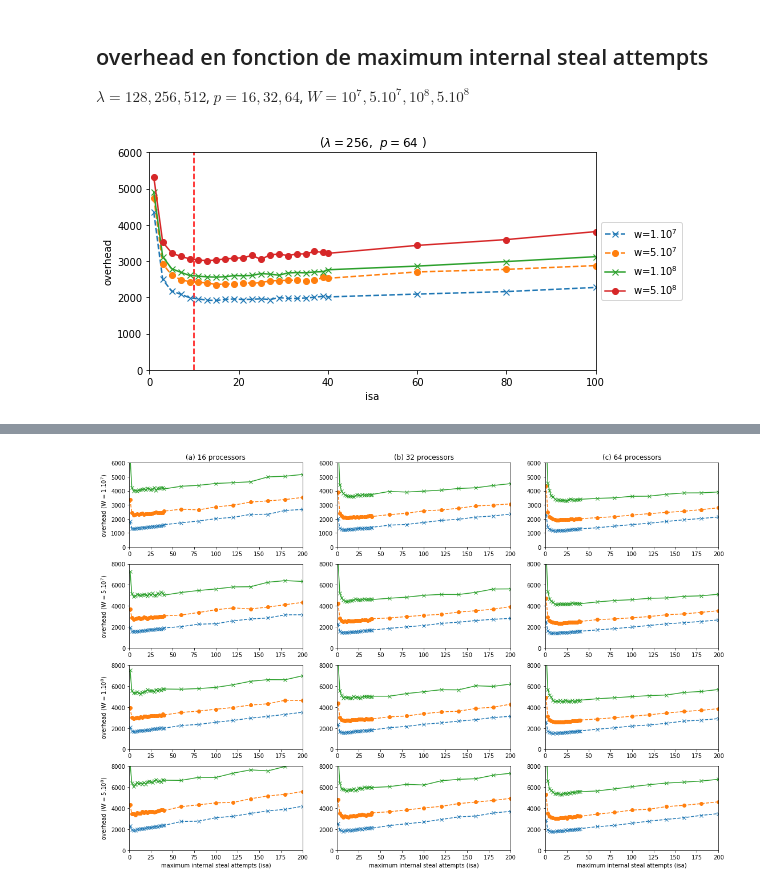
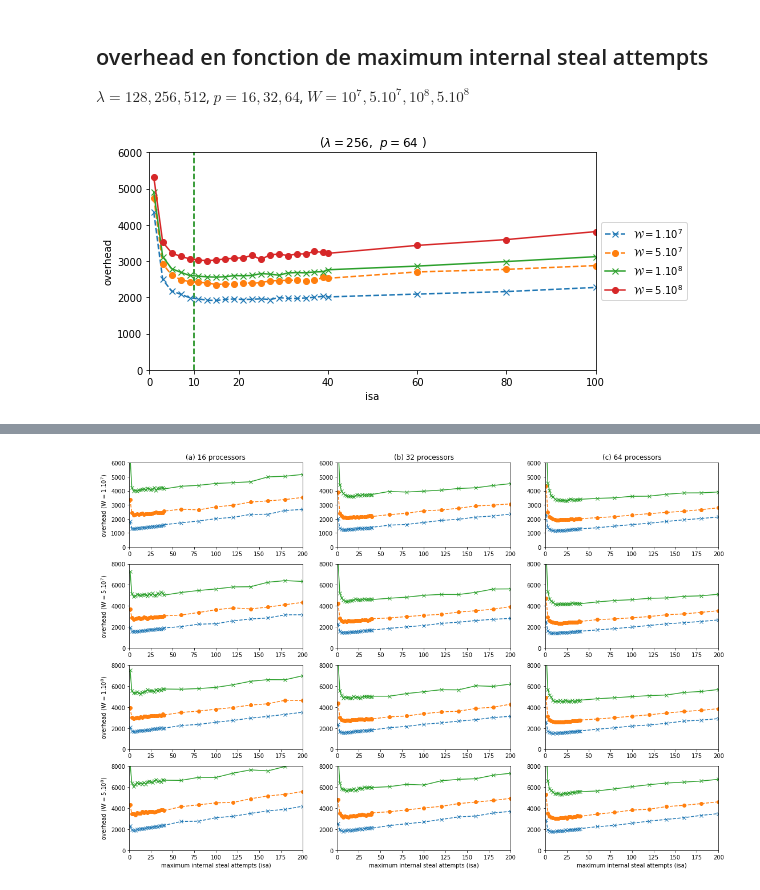
Before and after one commit to wagnerf42/ws-simulator, a Jupyter notebook: result/strategy/simulation_ipynb/simulation_thesis_static.ipynb, the cells around one changed output, grey strips where cells are left out. Drawn from its saved outputs; the diff is of its cells as text; code cells hidden in the pictures.

```diff
--- a/result/strategy/simulation_ipynb/simulation_thesis_static.ipynb
+++ b/result/strategy/simulation_ipynb/simulation_thesis_static.ipynb
@@ -148,33 +148,35 @@ $\lambda={128,256,512}$, $p=16,32,64$, $W=10^7,5.10^7,10^8,5.10^8$
 # %%
 fig = plt.figure()
 fig.set_size_inches(8, 4, forward=True)
 
 #plt.subplot(331)
 #plt.xlim(0.001, 0.5)
 position = 0
 
 #limits
 l=256
 p=64
 limy, limx = 0, 6000
 plt.xlim(0, 100)
 plt.ylim(limy, limx)
 plt.xlabel("isa")
 plt.ylabel("overhead")
 plt.title("($\lambda = "+str(l)+"$,  $p="+str(p)+"$ )")
 
-plt.axvline(x=10,linestyle='--', color='r')
+plt.xticks([0,10,20,40,60,80,100])
 
-for w1, w2, s in sorted({(10000000,"w=1.$10^7$", "x--"),(50000000,"w=5.$10^7$", "o--"), (100000000,"w=1.$10^8$", "x-"), (500000000,"w=5.$10^8$", "o-")}):
+plt.axvline(x=10,linestyle='--', color='g')
+
+for w1, w2, s in sorted({(10000000,"1.$10^7$", "x--"),(50000000,"5.$10^7$", "o--"), (100000000,"1.$10^8$", "x-"), (500000000,"5.$10^8$", "o-")}):
     data = load_file(directory + "vss_static_"+str(p)+"_"+str(w1))
     all_average, overhead, minimum = compute_overhead_for_latence(data, l)
-    plt.plot(overhead.keys(), overhead.values(), s, label=w2)
+    plt.plot(overhead.keys(), overhead.values(), s, label="$\mathcal{W} =$"+w2)
 
 plt.legend(loc='center left', bbox_to_anchor=(1, 0.5))
 
 plt.savefig('../../../../../presentation/soutnance_slides/figs/overhead_according_static_max.pdf',bbox_inches='tight')
 # %% [output]
-[figure, old version]
+[figure, new version]
 # %%
 fig = plt.figure()
 fig.set_size_inches(18.5, 12.5, forward=True)
```
Also changed, not shown: parts of 1 cell of this notebook, 3 other files.
